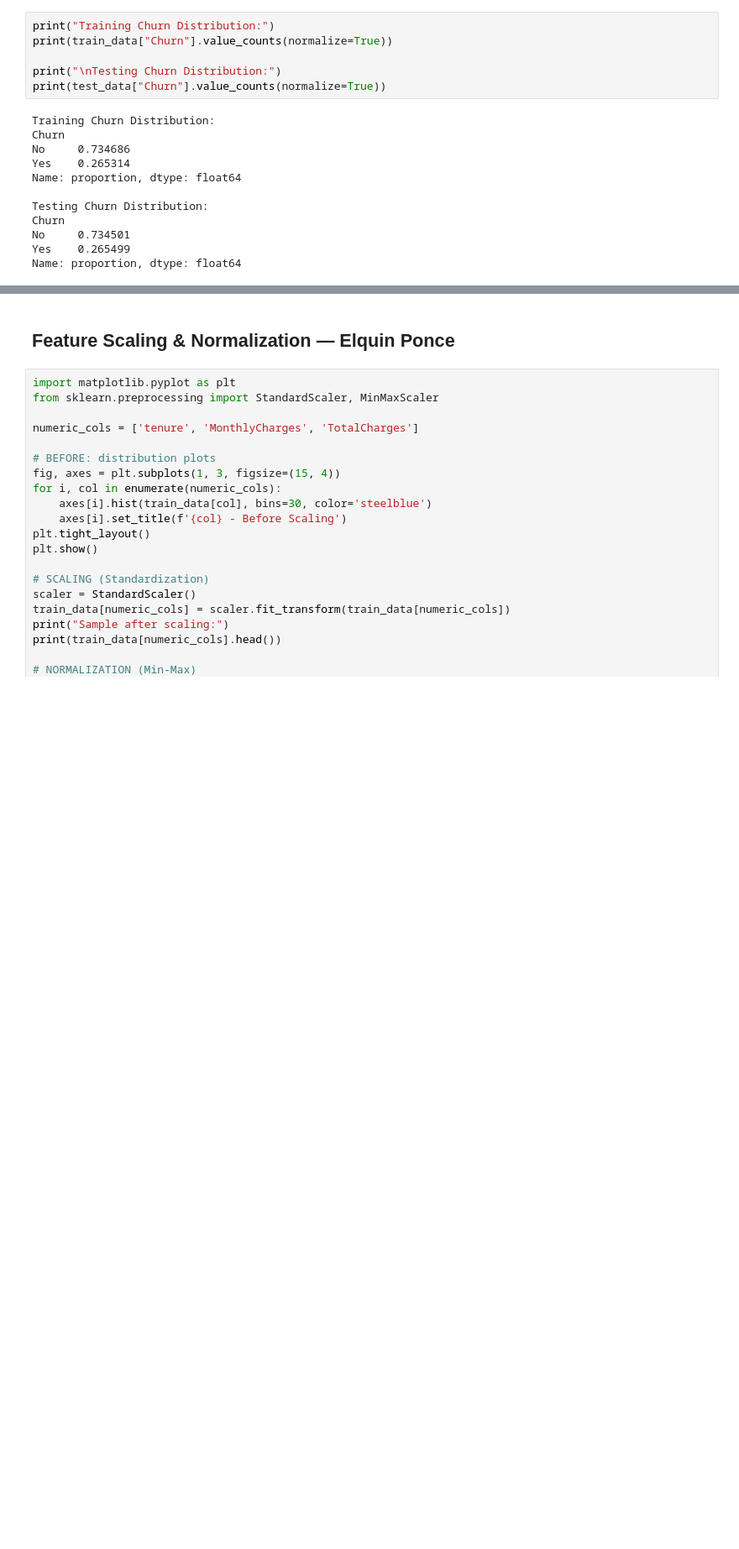
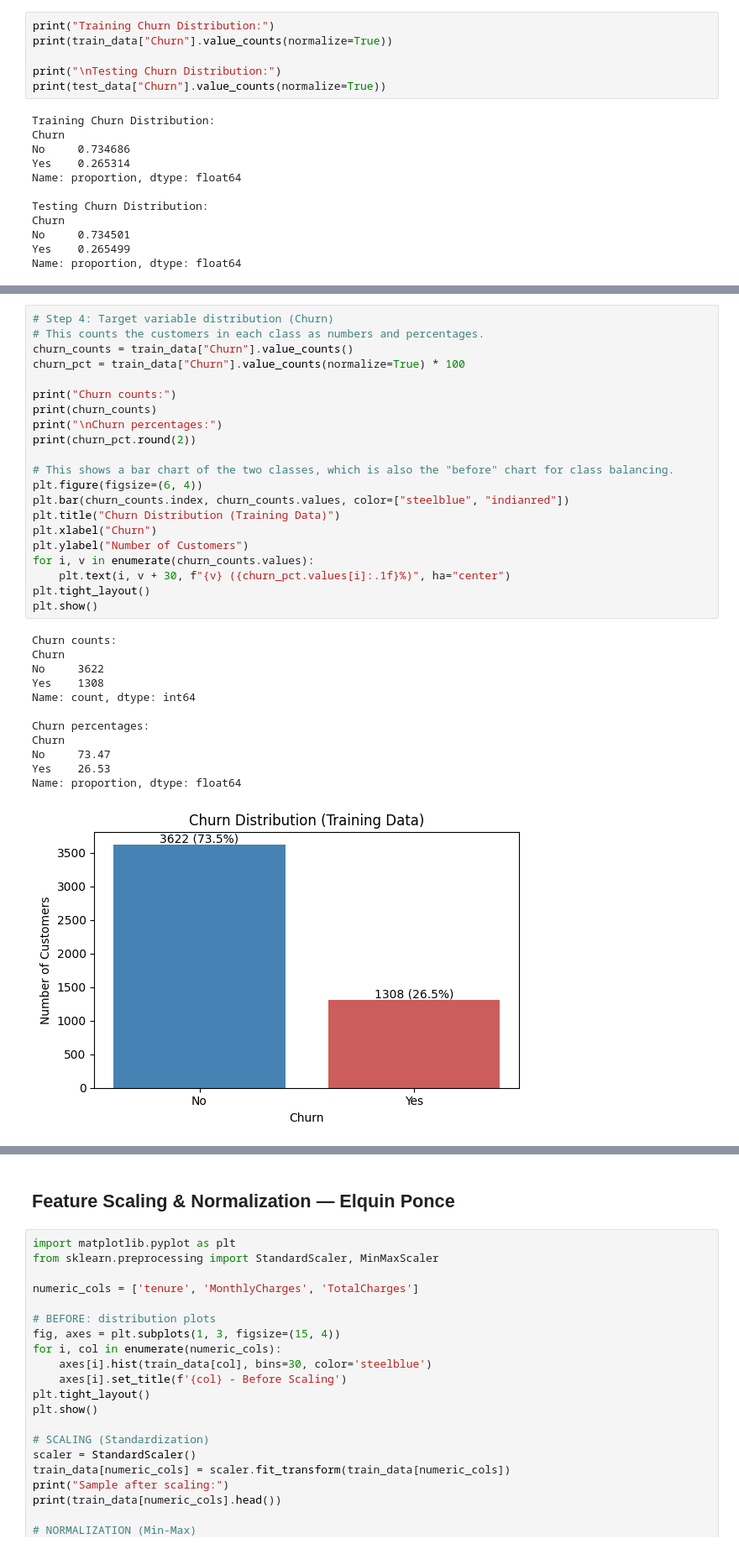
Before and after one commit to lenhofda/ML-Final-Project, a Jupyter notebook: Telecon_Customer_Churn_Project.ipynb, the cells around one changed output, grey strips where cells are left out. Shown at 84% size. Drawn from its saved outputs; the diff is of its cells as text; blank space fills up the shorter version.

```diff
--- a/Telecon_Customer_Churn_Project.ipynb
+++ b/Telecon_Customer_Churn_Project.ipynb
@@ -58,0 +135,34 @@ Name: proportion, dtype: float64
+# %%
+# Step 4: Target variable distribution (Churn)
+# This counts the customers in each class as numbers and percentages.
+churn_counts = train_data["Churn"].value_counts()
+churn_pct = train_data["Churn"].value_counts(normalize=True) * 100
+
+print("Churn counts:")
+print(churn_counts)
+print("\nChurn percentages:")
+print(churn_pct.round(2))
+
+# This shows a bar chart of the two classes, which is also the "before" chart for class balancing.
+plt.figure(figsize=(6, 4))
+plt.bar(churn_counts.index, churn_counts.values, color=["steelblue", "indianred"])
+plt.title("Churn Distribution (Training Data)")
+plt.xlabel("Churn")
+plt.ylabel("Number of Customers")
+for i, v in enumerate(churn_counts.values):
+    plt.text(i, v + 30, f"{v} ({churn_pct.values[i]:.1f}%)", ha="center")
+plt.tight_layout()
+plt.show()
+# %% [output]
+Churn counts:
+Churn
+No     3622
+Yes    1308
+Name: count, dtype: int64
+
+Churn percentages:
+Churn
+No     73.47
+Yes    26.53
+Name: proportion, dtype: float64
+[figure, added]
```
Also changed, not shown: parts of 10 cells of this notebook.
